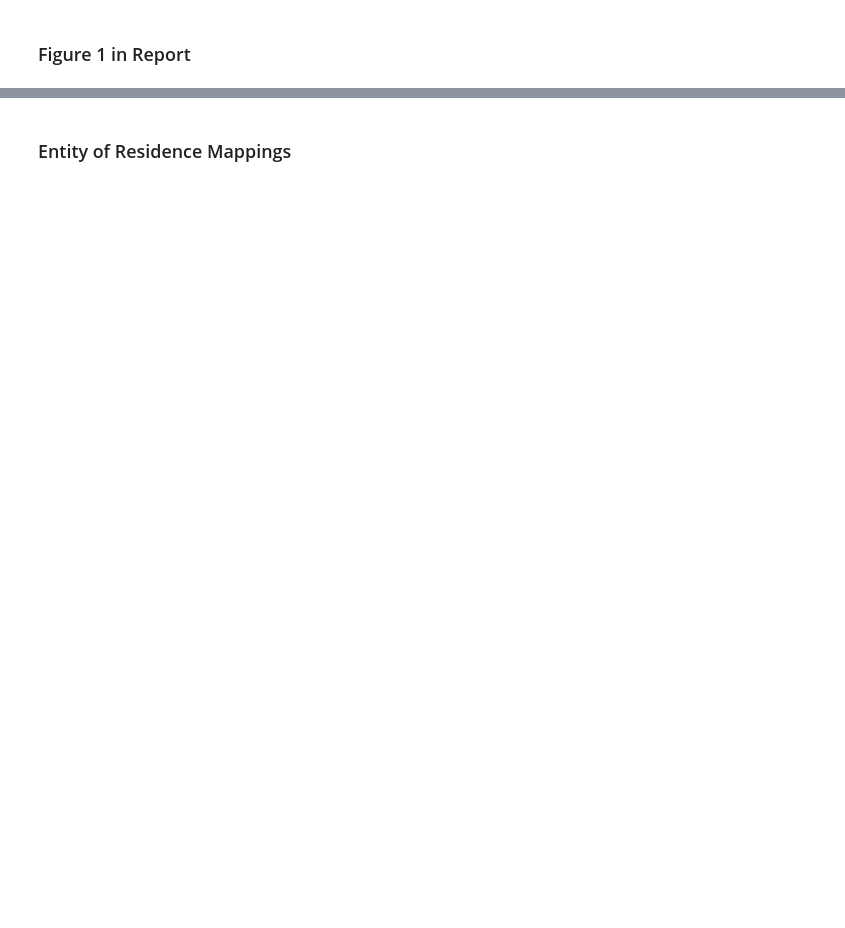
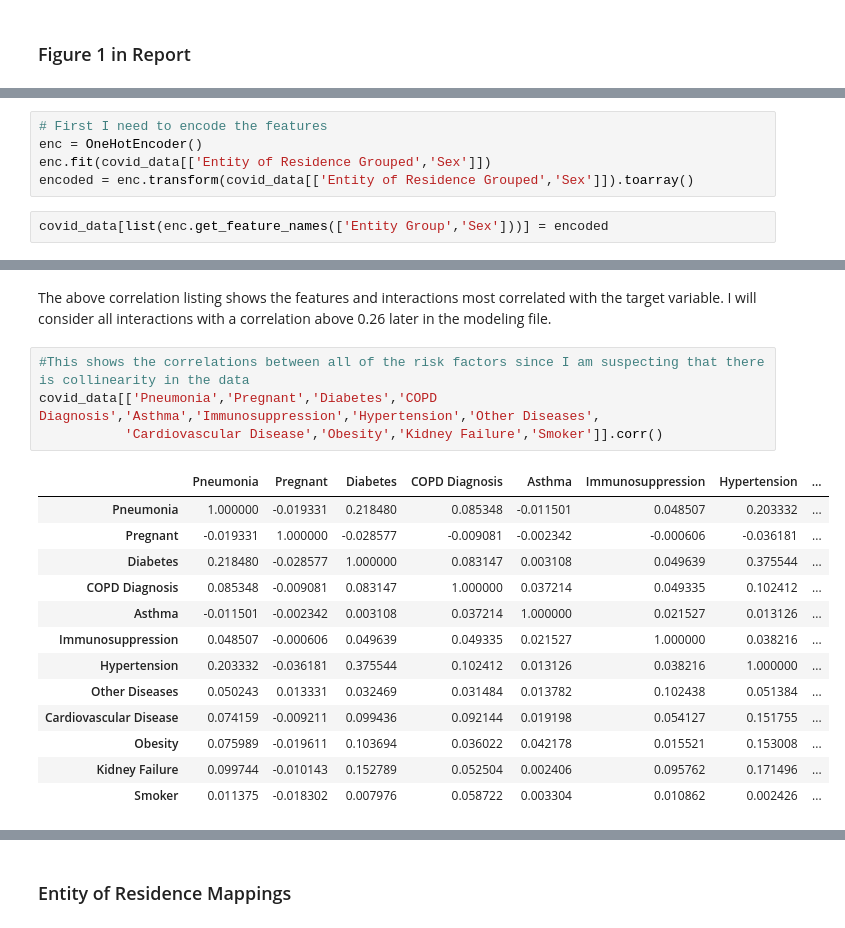
Before and after one commit to harperd17/COVID-Death-Rates, a Jupyter notebook: Notebooks/Data_Visualizations.ipynb, the cells around one changed output, grey strips where cells are left out. Cells and saved outputs as stored; diff of their text form; blank space fills up the shorter version.

```diff
--- a/Notebooks/Data_Visualizations.ipynb
+++ b/Notebooks/Data_Visualizations.ipynb
@@ -104,0 +150,7 @@ covid_data.to_csv('Data/Post_Visualization_Data_10-12.csv')
+# %%
+# First I need to encode the features
+enc = OneHotEncoder()
+enc.fit(covid_data[['Entity of Residence Grouped','Sex']])
+encoded = enc.transform(covid_data[['Entity of Residence Grouped','Sex']]).toarray()
+# %%
+covid_data[list(enc.get_feature_names(['Entity Group','Sex']))] = encoded
@@ -104,0 +198,20 @@ covid_data.to_csv('Data/Post_Visualization_Data_10-12.csv')
+# %% [markdown]
+The above correlation listing shows the features and interactions most correlated with the target variable. I will consider all interactions with a correlation above 0.26 later in the modeling file.
+# %%
+#This shows the correlations between all of the risk factors since I am suspecting that there is collinearity in the data
+covid_data[['Pneumonia','Pregnant','Diabetes','COPD Diagnosis','Asthma','Immunosuppression','Hypertension','Other Diseases',
+           'Cardiovascular Disease','Obesity','Kidney Failure','Smoker']].corr()
+# %% [output]
+|  | Pneumonia | Pregnant | Diabetes | COPD Diagnosis | Asthma | Immunosuppression | Hypertension | ... |
+| Pneumonia | 1.000000 | -0.019331 | 0.218480 | 0.085348 | -0.011501 | 0.048507 | 0.203332 | ... |
+| Pregnant | -0.019331 | 1.000000 | -0.028577 | -0.009081 | -0.002342 | -0.000606 | -0.036181 | ... |
+| Diabetes | 0.218480 | -0.028577 | 1.000000 | 0.083147 | 0.003108 | 0.049639 | 0.375544 | ... |
+| COPD Diagnosis | 0.085348 | -0.009081 | 0.083147 | 1.000000 | 0.037214 | 0.049335 | 0.102412 | ... |
+| Asthma | -0.011501 | -0.002342 | 0.003108 | 0.037214 | 1.000000 | 0.021527 | 0.013126 | ... |
+| Immunosuppression | 0.048507 | -0.000606 | 0.049639 | 0.049335 | 0.021527 | 1.000000 | 0.038216 | ... |
+| Hypertension | 0.203332 | -0.036181 | 0.375544 | 0.102412 | 0.013126 | 0.038216 | 1.000000 | ... |
+| Other Diseases | 0.050243 | 0.013331 | 0.032469 | 0.031484 | 0.013782 | 0.102438 | 0.051384 | ... |
+| Cardiovascular Disease | 0.074159 | -0.009211 | 0.099436 | 0.092144 | 0.019198 | 0.054127 | 0.151755 | ... |
+| Obesity | 0.075989 | -0.019611 | 0.103694 | 0.036022 | 0.042178 | 0.015521 | 0.153008 | ... |
+| Kidney Failure | 0.099744 | -0.010143 | 0.152789 | 0.052504 | 0.002406 | 0.095762 | 0.171496 | ... |
+| Smoker | 0.011375 | -0.018302 | 0.007976 | 0.058722 | 0.003304 | 0.010862 | 0.002426 | ... |
```
Also changed, not shown: parts of 32 cells of this notebook, 3 other files.
